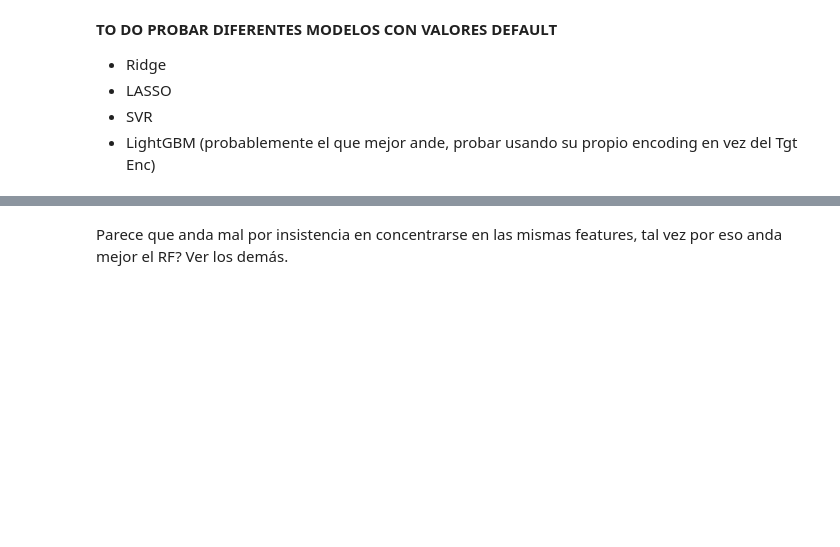
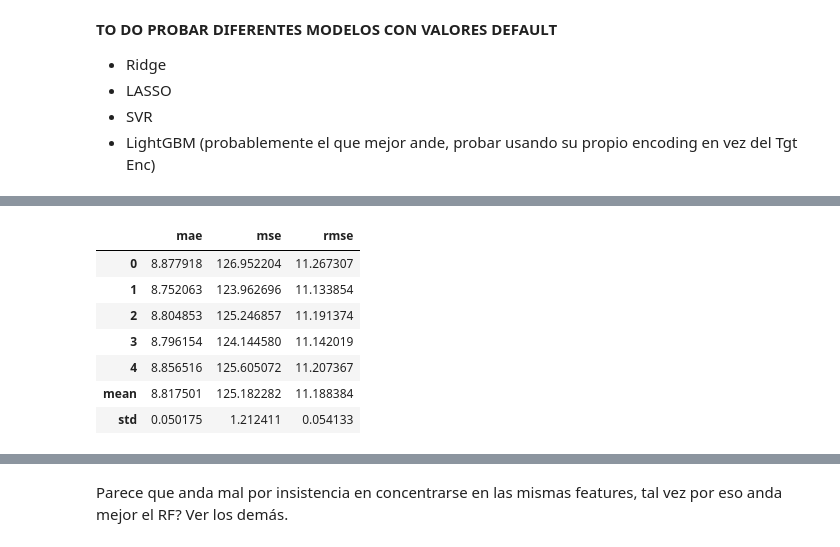
Before and after one commit to Javier-Etcheto/AprMaqI, a Jupyter notebook: 2-Modelling.ipynb, the cells around one changed output, grey strips where cells are left out. Saved outputs shown, nothing was run; the diff lists cells and outputs as text; code cells hidden in the pictures; blank space fills up the shorter version.

```diff
--- a/2-Modelling.ipynb
+++ b/2-Modelling.ipynb
@@ -427,0 +466,11 @@ Como era de esperarse, la performance es peor. Se confirma entonces qeu es mejor
+# %%
+res_ridge_rel
+# %% [output]
+|  | mae | mse | rmse |
+| 0 | 8.877918 | 126.952204 | 11.267307 |
+| 1 | 8.752063 | 123.962696 | 11.133854 |
+| 2 | 8.804853 | 125.246857 | 11.191374 |
+| 3 | 8.796154 | 124.144580 | 11.142019 |
+| 4 | 8.856516 | 125.605072 | 11.207367 |
+| mean | 8.817501 | 125.182282 | 11.188384 |
+| std | 0.050175 | 1.212411 | 0.054133 |
```
Also changed, not shown: parts of 24 cells of this notebook.
